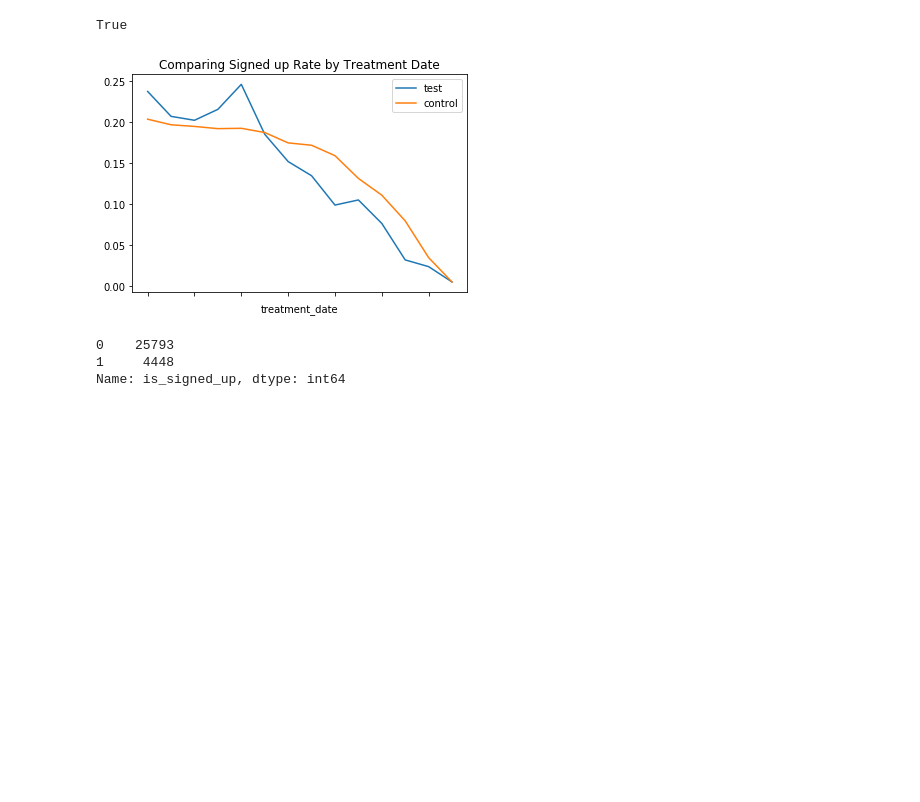
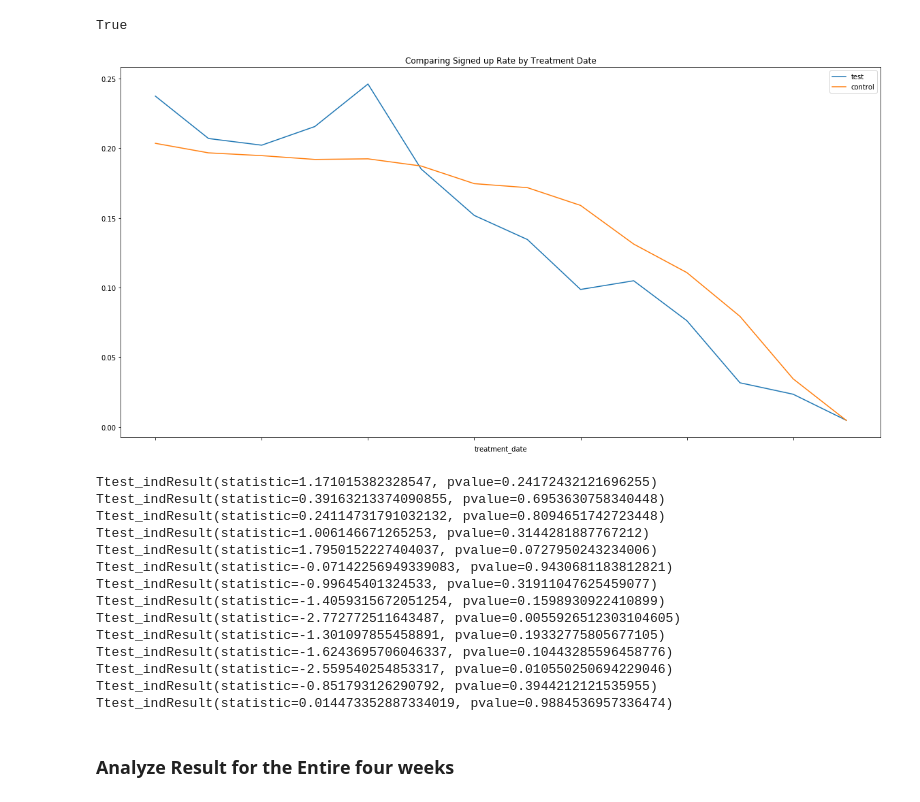
Before and after one commit to ajakaiye33/Data_Science_Bootcamp, a Jupyter notebook: experimentation_design/a_b_testing_drill/Experimentation_drill.ipynb, the cells around one changed output. Cells and saved outputs as stored; diff of their text form; code cells hidden in the pictures; blank space fills up the shorter version.

```diff
--- a/experimentation_design/a_b_testing_drill/Experimentation_drill.ipynb
+++ b/experimentation_design/a_b_testing_drill/Experimentation_drill.ipynb
@@ -9,6 +9,8 @@ import numpy as np
 import seaborn as sns
 import matplotlib.pyplot as plt
 from scipy import stats
+# %%
+plt.rcParams['figure.figsize'] = (20.0, 10.0)
 # %%
 PATH = "https://raw.githubusercontent.com/Thinkful-Ed/data-201-resources/master/1.4.11_experimentation_guided_example/experiment_data_2_wks.csv"
 experiment_data = pd.read_csv(PATH)
@@ -82,14 +84,30 @@ True
 # %%
 fig = test_group[['treatment_date', 'is_signed_up']].groupby('treatment_date').mean().plot()
 control_group[['treatment_date', 'is_signed_up']].groupby('treatment_date').mean().plot(ax = fig)
 plt.legend(['test', 'control'])
 plt.title('Comparing Signed up Rate by Treatment Date')
 plt.show()
+
+# test statistic comparing test and control on treatment date
+for date in experiment_data.treatment_date.unique():
+    dated_data = experiment_data[experiment_data.treatment_date== date]
+    print(stats.ttest_ind(dated_data[dated_data.test==1].is_signed_up,
+                           dated_data[dated_data.test==0].is_signed_up))
 # %% [output]
-[figure, old version]
+[figure, new version]
+Ttest_indResult(statistic=1.171015382328547, pvalue=0.24172432121696255)
+Ttest_indResult(statistic=0.39163213374090855, pvalue=0.6953630758340448)
+Ttest_indResult(statistic=0.24114731791032132, pvalue=0.8094651742723448)
+Ttest_indResult(statistic=1.006146671265253, pvalue=0.3144281887767212)
+Ttest_indResult(statistic=1.7950152227404037, pvalue=0.0727950243234006)
+Ttest_indResult(statistic=-0.07142256949339083, pvalue=0.9430681183812821)
+Ttest_indResult(statistic=-0.99645401324533, pvalue=0.31911047625459077)
+Ttest_indResult(statistic=-1.4059315672051254, pvalue=0.1598930922410899)
+Ttest_indResult(statistic=-2.772772511643487, pvalue=0.0055926512303104605)
+Ttest_indResult(statistic=-1.301097855458891, pvalue=0.19332775805677105)
+Ttest_indResult(statistic=-1.6243695706046337, pvalue=0.10443285596458776)
+Ttest_indResult(statistic=-2.559540254853317, pvalue=0.010550250694229046)
+Ttest_indResult(statistic=-0.851793126290792, pvalue=0.3944212121535955)
+Ttest_indResult(statistic=0.014473352887334019, pvalue=0.9884536957336474)
-# %%
-control_group['is_signed_up'].value_counts()
-# %% [output]
-0    25793
-1     4448
-Name: is_signed_up, dtype: int64
+# %% [markdown]
+### Analyze Result for the Entire four weeks
```
Also changed, not shown: parts of 3 cells of this notebook.
